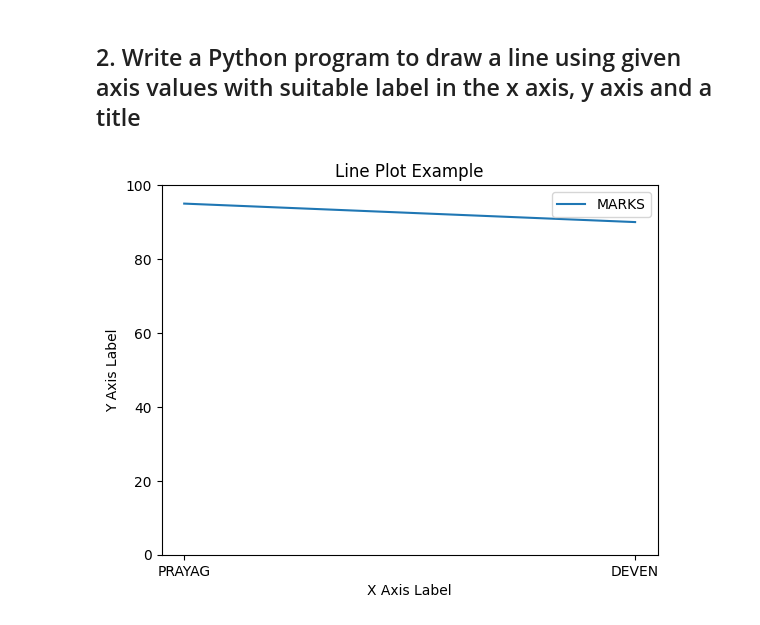
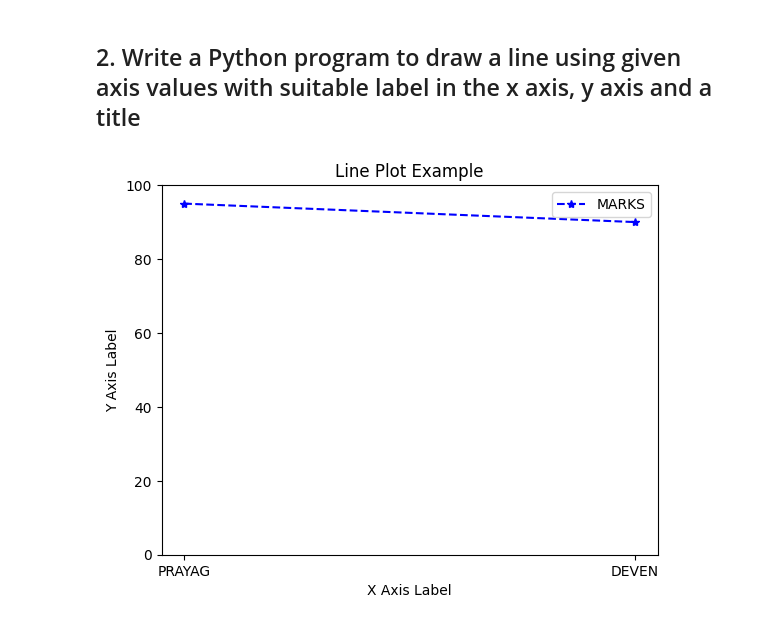
Before and after one commit to Prayag321/Python-libraries, a Jupyter notebook: matplotlib/matplotlib.ipynb, the cells around one changed output. Drawn from its saved outputs; the diff is of its cells as text; code cells hidden in the pictures.

```diff
--- a/matplotlib/matplotlib.ipynb
+++ b/matplotlib/matplotlib.ipynb
@@ -41,25 +42,25 @@ plt.show()
 # %%
 
 
 # Data for plotting
 x = ['PRAYAG','DEVEN',]
 y = [95,90]
 
 # Plot the line
-plt.plot(x, y, label='MARKS')
+plt.plot(x, y, label='MARKS', marker='*', linestyle='--', color='b')
 plt.ylim(0, 100)
 
 # Add labels to the x and y axes
 plt.xlabel('X Axis Label')
 plt.ylabel('Y Axis Label')
 
 # Add a title to the plot
 plt.title('Line Plot Example')
 
 # Add a legend to the plot
 plt.legend() #That is label'y = x^2'
 
 # Display the plot
 plt.show()
 # %% [output]
-[figure, old version]
+[figure, new version]
```
Also changed, not shown: parts of 3 cells of this notebook, 1 other file.
